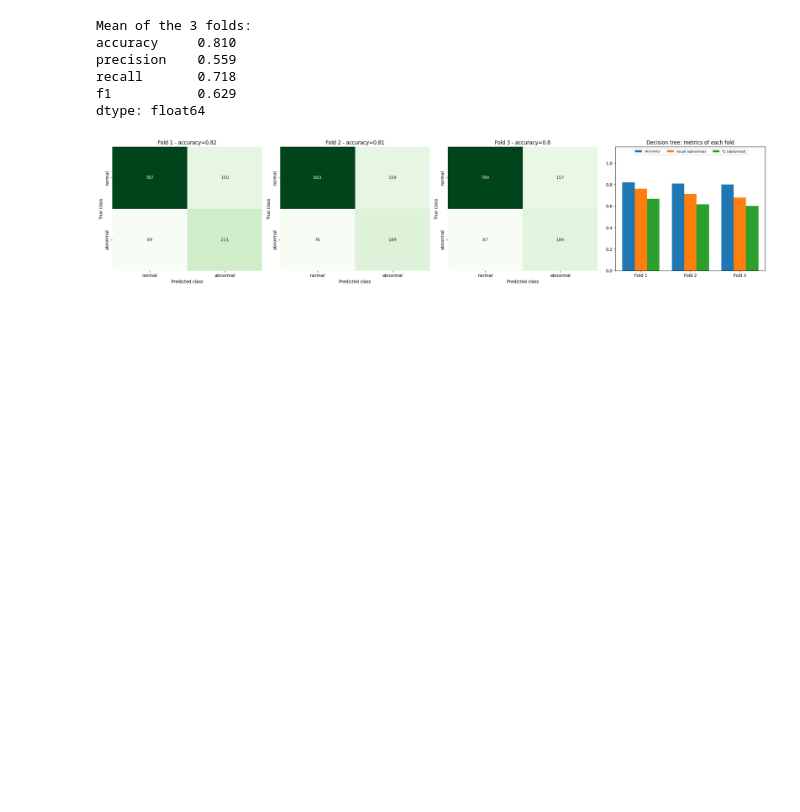
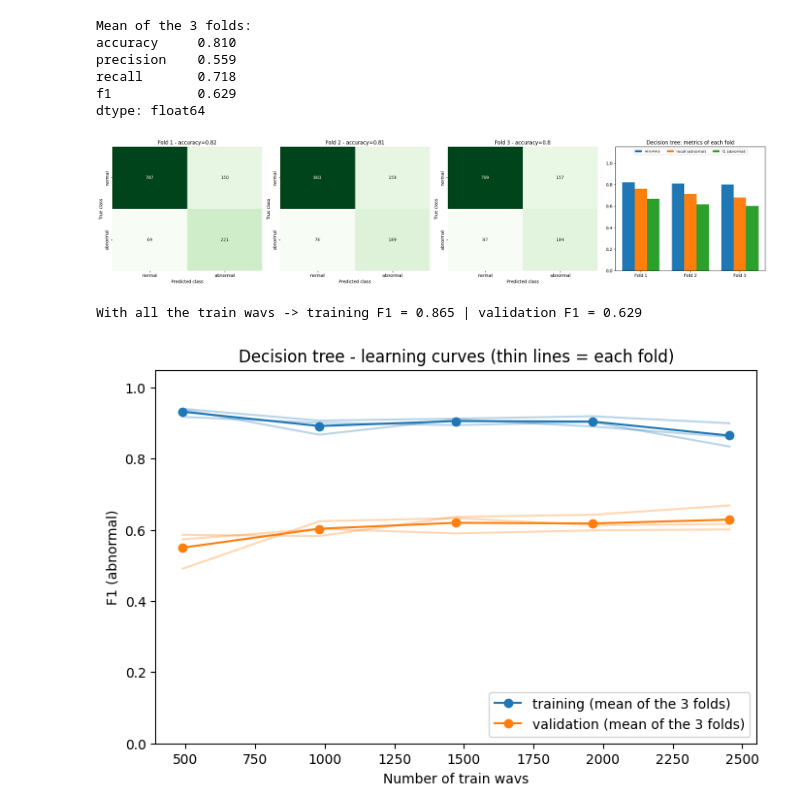
Before and after one commit to Farah-Belghith2710/CardioAgent, a Jupyter notebook: notebooks/03_Tp4_decision_tree.ipynb, the cells around one changed output. Drawn from its saved outputs; the diff is of its cells as text; code cells hidden in the pictures; blank space fills up the shorter version.

```diff
--- a/notebooks/03_Tp4_decision_tree.ipynb
+++ b/notebooks/03_Tp4_decision_tree.ipynb
@@ -389,6 +398,37 @@ plt.savefig(plots_folder + "tp4_tree_figure.png")
 plt.show()
 # %% [output]
 [figure]
+# %%
+# 7. Training vs validation: the learning curves (the same 3 folds)
+#    For each fold, the tree learns on 20%, 40%, 60%, 80% and 100% of its train wavs. Each time we look at its F1
+#    (abnormal) on these train wavs (= training) and on the third of the wavs it never saw (= validation).
+#    - a big gap between the 2 curves = overfitting (the tree learns its train wavs by heart)
+#    - the validation curve still goes up at the end = more wavs would help
+#    shuffle=True: our wavs are sorted (all the abnormal ones first), so they are mixed before taking the 20%, 40%, ...
+model = DecisionTreeClassifier(criterion=best_criterion, max_depth=best_depth, class_weight="balanced", random_state=0)
+sizes, train_scores, val_scores = learning_curve(model, X, y, cv=kfold, scoring="f1",
+                                                 train_sizes=[0.2, 0.4, 0.6, 0.8, 1.0],
+                                                 shuffle=True, random_state=0)
+# train_scores and val_scores: 1 row per size, 1 column per fold
+print("With all the train wavs -> training F1 = {:.3f} | validation F1 = {:.3f}".format(
+    train_scores[-1].mean(), val_scores[-1].mean()))
+
+plt.figure(figsize=(8, 5))
+for fold in range(3):    # thin lines: each fold
+    plt.plot(sizes, train_scores[:, fold], color="tab:blue", alpha=0.3)
+    plt.plot(sizes, val_scores[:, fold], color="tab:orange", alpha=0.3)
+plt.plot(sizes, train_scores.mean(axis=1), "o-", color="tab:blue", label="training (mean of the 3 folds)")
+plt.plot(sizes, val_scores.mean(axis=1), "o-", color="tab:orange", label="validation (mean of the 3 folds)")
+plt.title("Decision tree - learning curves (thin lines = each fold)")
+plt.xlabel("Number of train wavs")
+plt.ylabel("F1 (abnormal)")
+plt.ylim(0, 1.05)
+plt.legend(loc="lower right")
+plt.savefig(plots_folder + "tp4_tree_learning_curves.png")
+plt.show()
+# %% [output]
+With all the train wavs -> training F1 = 0.865 | validation F1 = 0.629
+[figure, added]
 # %%
 # ==================== MLflow (Service 6): this model in its own run ====================
 # the server and our experiment, again here: even if we run only this cell, the run goes to audio_benchmark (not "Default")
```
Also changed, not shown: parts of 6 cells of this notebook, 12 other files.
